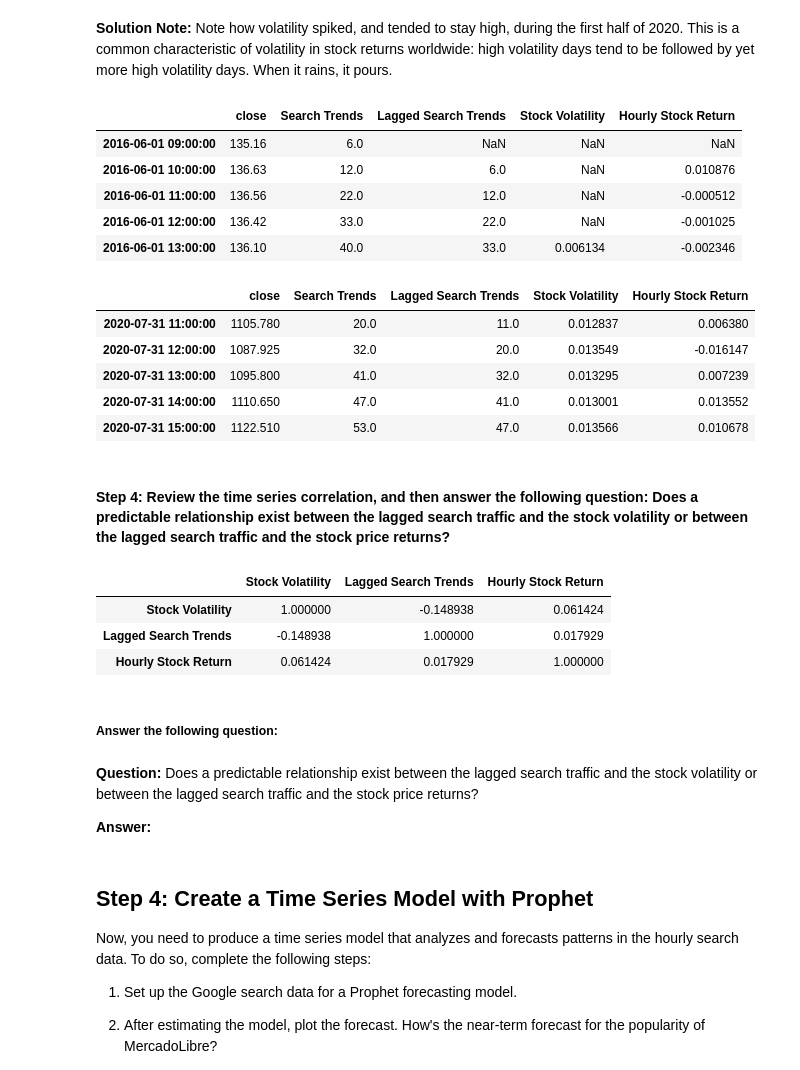
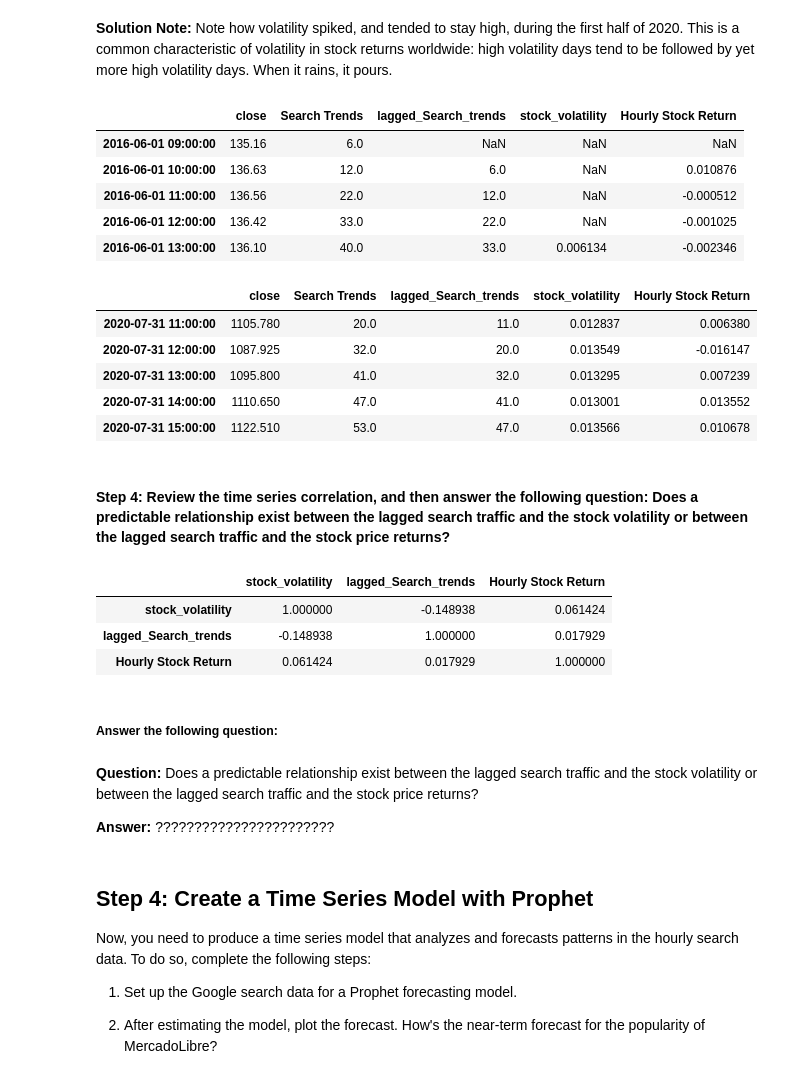
Before and after one commit to dshephali/Module8_ProphetChallenge, a Jupyter notebook: forecasting_net_prophet.ipynb, the cells around one changed output. Drawn from its saved outputs; the diff is of its cells as text; code cells hidden in the pictures.

```diff
--- a/forecasting_net_prophet.ipynb
+++ b/forecasting_net_prophet.ipynb
@@ -300,9 +286,11 @@ display(df_mercado_stock.tail())
 # %%
 # Concatenate the df_mercado_stock DataFrame with the df_mercado_trends DataFrame
 # Concatenate the DataFrame by columns (axis=1), and drop and rows with only one column of data
-
+mercado_stock_trends_df = pd.concat([df_mercado_stock, df_mercado_trends], axis=1).dropna()
 
 # View the first and last five rows of the DataFrame
+display(mercado_stock_trends_df.head())
+display(mercado_stock_trends_df.tail())
 # %% [output]
 |  | close | Search Trends |
 | 2016-06-01 09:00:00 | 135.16 | 6.0 |
@@ -358,3 +347,5 @@ array([<Axes: >, <Axes: >], dtype=object)
 # %%
 # Create a new column in the mercado_stock_trends_df DataFrame called Lagged Search Trends
 # This column should shift the Search Trends information by one hour
+mercado_stock_trends_df["lagged_Search_trends"] = mercado_stock_trends_df["Search Trends"].shift(1)
+mercado_stock_trends_df.head()
@@ -361,3 +359,6 @@ array([<Axes: >, <Axes: >], dtype=object)
 # %%
 # Create a new column in the mercado_stock_trends_df DataFrame called Stock Volatility
 # This column should calculate the standard deviation of the closing stock price return data over a 4 period rolling window
+
+mercado_stock_trends_df["stock_volatility"] = mercado_stock_trends_df["close"].pct_change().rolling(window=4).std()
+mercado_stock_trends_df.head()
@@ -371,16 +388,20 @@ array([<Axes: >, <Axes: >], dtype=object)
 # %%
 # Create a new column in the mercado_stock_trends_df DataFrame called Hourly Stock Return
 # This column should calculate hourly return percentage of the closing price
+
+mercado_stock_trends_df["Hourly Stock Return"] = mercado_stock_trends_df["close"].pct_change()
 # %%
 # View the first and last five rows of the mercado_stock_trends_df DataFrame
+display(mercado_stock_trends_df.head())
+display(mercado_stock_trends_df.tail())
 # %% [output]
-|  | close | Search Trends | Lagged Search Trends | Stock Volatility | Hourly Stock Return |
+|  | close | Search Trends | lagged_Search_trends | stock_volatility | Hourly Stock Return |
 | 2016-06-01 09:00:00 | 135.16 | 6.0 | NaN | NaN | NaN |
 | 2016-06-01 10:00:00 | 136.63 | 12.0 | 6.0 | NaN | 0.010876 |
 | 2016-06-01 11:00:00 | 136.56 | 22.0 | 12.0 | NaN | -0.000512 |
 | 2016-06-01 12:00:00 | 136.42 | 33.0 | 22.0 | NaN | -0.001025 |
 | 2016-06-01 13:00:00 | 136.10 | 40.0 | 33.0 | 0.006134 | -0.002346 |
-|  | close | Search Trends | Lagged Search Trends | Stock Volatility | Hourly Stock Return |
+|  | close | Search Trends | lagged_Search_trends | stock_volatility | Hourly Stock Return |
 | 2020-07-31 11:00:00 | 1105.780 | 20.0 | 11.0 | 0.012837 | 0.006380 |
 | 2020-07-31 12:00:00 | 1087.925 | 32.0 | 20.0 | 0.013549 | -0.016147 |
 | 2020-07-31 13:00:00 | 1095.800 | 41.0 | 32.0 | 0.013295 | 0.007239 |
@@ -390,18 +411,18 @@ array([<Axes: >, <Axes: >], dtype=object)
 #### Step 4: Review the time series correlation, and then answer the following question: Does a predictable relationship exist between the lagged search traffic and the stock volatility or between the lagged search traffic and the stock price returns?
 # %%
 # Construct correlation table of Stock Volatility, Lagged Search Trends, and Hourly Stock Return
-mercado_stock_trends_df[['Stock Volatility', 'Lagged Search Trends', 'Hourly Stock Return']].corr()
+mercado_stock_trends_df[['stock_volatility', 'lagged_Search_trends', 'Hourly Stock Return']].corr()
 # %% [output]
-|  | Stock Volatility | Lagged Search Trends | Hourly Stock Return |
-| Stock Volatility | 1.000000 | -0.148938 | 0.061424 |
-| Lagged Search Trends | -0.148938 | 1.000000 | 0.017929 |
+|  | stock_volatility | lagged_Search_trends | Hourly Stock Return |
+| stock_volatility | 1.000000 | -0.148938 | 0.061424 |
+| lagged_Search_trends | -0.148938 | 1.000000 | 0.017929 |
 | Hourly Stock Return | 0.061424 | 0.017929 | 1.000000 |
 # %% [markdown]
 ##### Answer the following question:
 # %% [markdown]
 **Question:** Does a predictable relationship exist between the lagged search traffic and the stock volatility or between the lagged search traffic and the stock price returns?
 
-**Answer:**
+**Answer:**   ???????????????????????
 # %% [markdown]
 ## Step 4: Create a Time Series Model with Prophet
 
```
Also changed, not shown: parts of 37 cells of this notebook.
